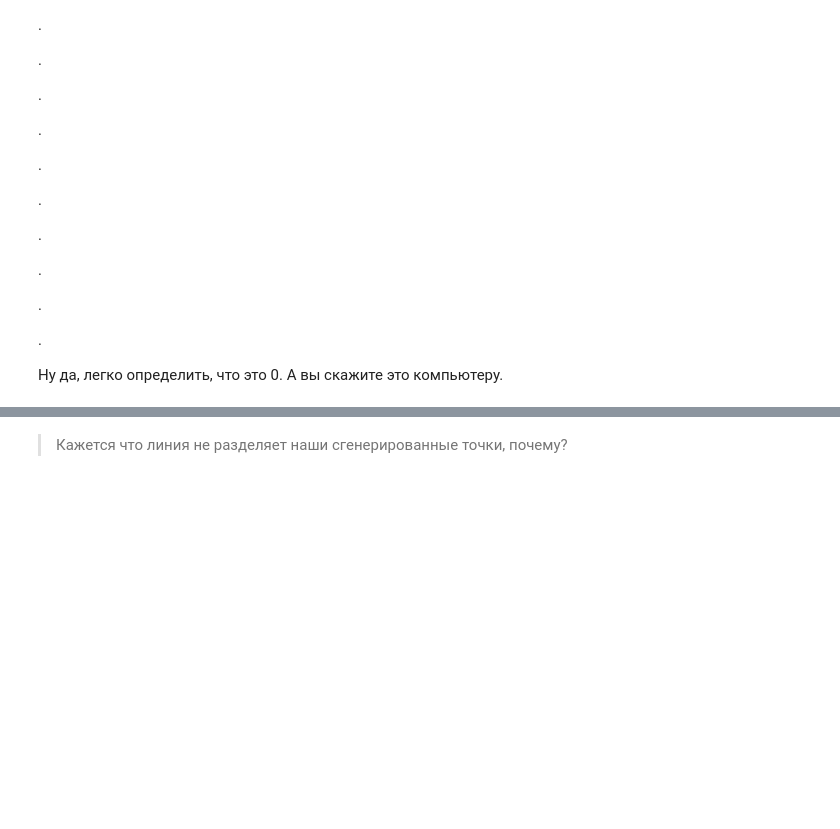
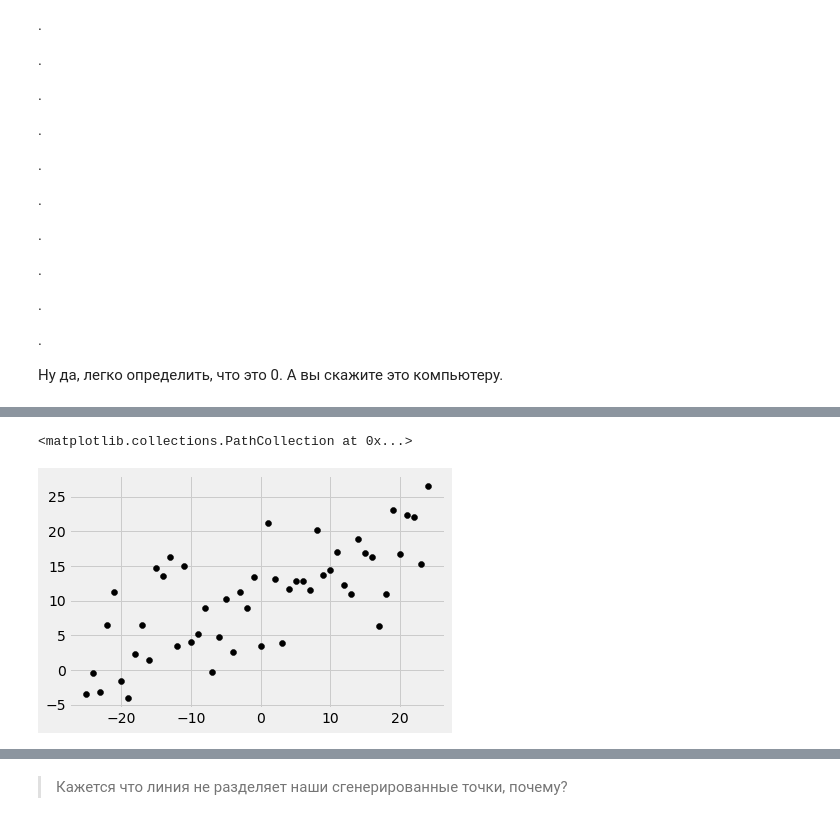
Before and after one commit to YaZlob/itcubeAI, a Jupyter notebook: Classic_alg.ipynb, the cells around one changed output, grey strips where cells are left out. Cells and saved outputs as stored; diff of their text form; code cells hidden in the pictures; blank space fills up the shorter version.

```diff
--- a/Classic_alg.ipynb
+++ b/Classic_alg.ipynb
@@ -301,0 +290,10 @@ final result =  0.43969866514303907
+# %%
+A = random.random()
+b = random.randint(-10, 10)
+point_number = 100
+x = np.arange(-25, 25, 1).tolist()
+y = [A *x[i] + b + random.random() * 20 for i in range(len(x))]
+plt.scatter(x, y, color='black')
+# %% [output]
+<matplotlib.collections.PathCollection at 0x...>
+[figure, added]
```
Also changed, not shown: parts of 44 cells of this notebook.
